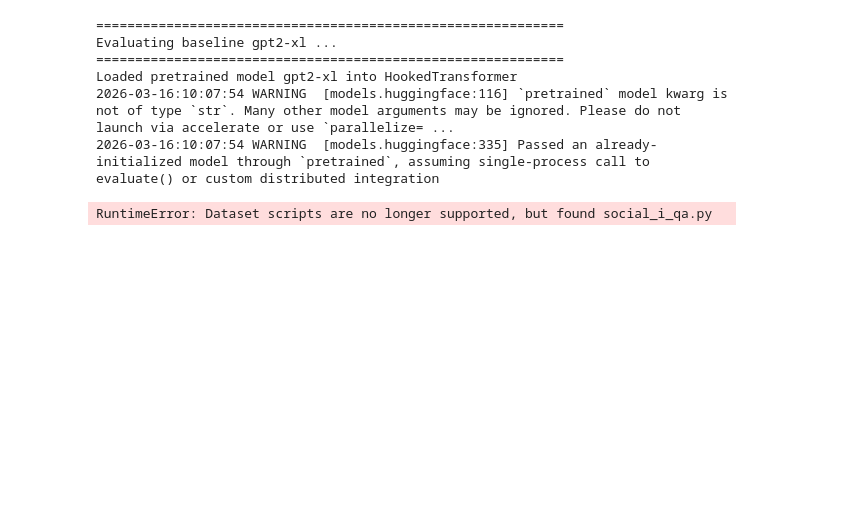
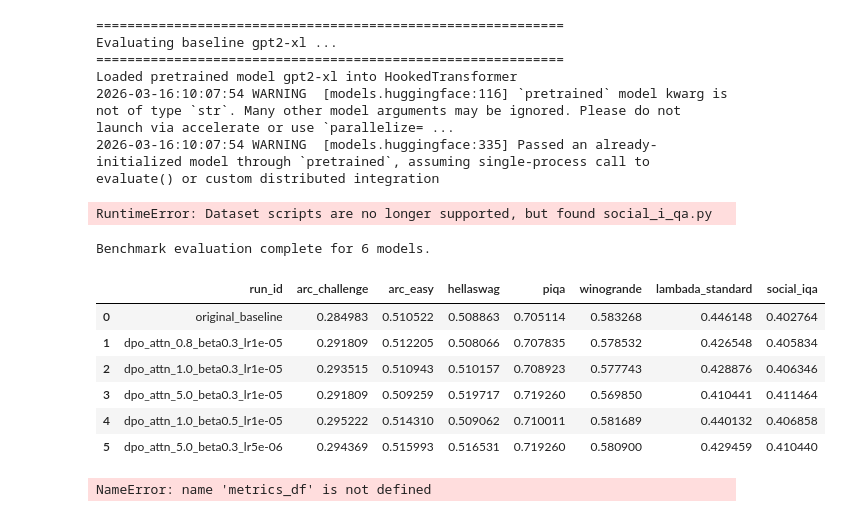
Before and after one commit to MartaSamoilenko/bias-mitigation-interpretability, a Jupyter notebook: experiments/stereoset/fine_tuned_analysis.ipynb, the cells around one changed output. Saved outputs shown, nothing was run; the diff lists cells and outputs as text; code cells hidden in the pictures; blank space fills up the shorter version.

```diff
--- a/experiments/stereoset/fine_tuned_analysis.ipynb
+++ b/experiments/stereoset/fine_tuned_analysis.ipynb
@@ -1101,37 +1101,55 @@ old_bench_rows = [{'run_id': 'original_baseline',
   'arc_easy': 0.5105218855218855,
   'hellaswag': 0.5088627763393746,
   'piqa': 0.705114254624592,
-  'winogrande': 0.5832675611681136},
+  'winogrande': 0.5832675611681136,
+  'lambada_standard': 0.44614787502425773,
+  'social_iqa': 0.40276356192425794},
+
  {'run_id': 'dpo_attn_0.8_beta0.3_lr1e-05',
   'arc_challenge': 0.29180887372013653,
   'arc_easy': 0.5122053872053872,
   'hellaswag': 0.5080661222863971,
   'piqa': 0.7078346028291621,
-  'winogrande': 0.5785319652722968},
+  'winogrande': 0.5785319652722968,
+  'lambada_standard': 0.42654764215020374,
+  'social_iqa': 0.40583418628454454},
+
  {'run_id': 'dpo_attn_1.0_beta0.3_lr1e-05',
   'arc_challenge': 0.2935153583617747,
   'arc_easy': 0.5109427609427609,
   'hellaswag': 0.510157339175463,
   'piqa': 0.7089227421109902,
-  'winogrande': 0.5777426992896606},
+  'winogrande': 0.5777426992896606,
+  'lambada_standard': 0.4288763826896953,
+  'social_iqa': 0.406345957011259},
+
  {'run_id': 'dpo_attn_5.0_beta0.3_lr1e-05',
   'arc_challenge': 0.29180887372013653,
   'arc_easy': 0.5092592592592593,
   'hellaswag': 0.519717187811193,
   'piqa': 0.719260065288357,
-  'winogrande': 0.5698500394632992},
+  'winogrande': 0.5698500394632992,
+  'lambada_standard': 0.4104405200853872,
+  'social_iqa': 0.41146366427840325},
+
  {'run_id': 'dpo_attn_1.0_beta0.5_lr1e-05',
   'arc_challenge': 0.295221843003413,
   'arc_easy': 0.5143097643097643,
   'hellaswag': 0.509061939852619,
   'piqa': 0.7100108813928183,
-  'winogrande': 0.5816890292028414},
+  'winogrande': 0.5816890292028414,
+  'lambada_standard': 0.4401319619639045,
+  'social_iqa': 0.4068577277379734},
+
  {'run_id': 'dpo_attn_5.0_beta0.3_lr5e-06',
   'arc_challenge': 0.29436860068259385,
   'arc_easy': 0.515993265993266,
   'hellaswag': 0.5165305715992831,
   'piqa': 0.719260065288357,
-  'winogrande': 0.5808997632202052}]
+  'winogrande': 0.5808997632202052,
+  'lambada_standard': 0.4294585678245682,
+  'social_iqa': 0.4104401228249744
+  }]
 # %%
 def extract_accuracy(task_results: dict) -> float:
     """Find the primary accuracy metric from a task result dict."""
@@ -1198,6 +1216,19 @@ Loaded pretrained model gpt2-xl into HookedTransformer
 2026-03-16:10:07:54 WARNING  [models.huggingface:116] `pretrained` model kwarg is not of type `str`. Many other model arguments may be ignored. Please do not launch via accelerate or use `parallelize= ...
 2026-03-16:10:07:54 WARNING  [models.huggingface:335] Passed an already-initialized model through `pretrained`, assuming single-process call to evaluate() or custom distributed integration
 RuntimeError: Dataset scripts are no longer supported, but found social_i_qa.py
+# %%
+bench_df = pd.DataFrame(old_bench_rows)
+print(f"\nBenchmark evaluation complete for {len(bench_df)} models.")
+bench_df
+# %% [output]
+Benchmark evaluation complete for 6 models.
+|  | run_id | arc_challenge | arc_easy | hellaswag | piqa | winogrande | lambada_standard | social_iqa |
+| 0 | original_baseline | 0.284983 | 0.510522 | 0.508863 | 0.705114 | 0.583268 | 0.446148 | 0.402764 |
+| 1 | dpo_attn_0.8_beta0.3_lr1e-05 | 0.291809 | 0.512205 | 0.508066 | 0.707835 | 0.578532 | 0.426548 | 0.405834 |
+| 2 | dpo_attn_1.0_beta0.3_lr1e-05 | 0.293515 | 0.510943 | 0.510157 | 0.708923 | 0.577743 | 0.428876 | 0.406346 |
+| 3 | dpo_attn_5.0_beta0.3_lr1e-05 | 0.291809 | 0.509259 | 0.519717 | 0.719260 | 0.569850 | 0.410441 | 0.411464 |
+| 4 | dpo_attn_1.0_beta0.5_lr1e-05 | 0.295222 | 0.514310 | 0.509062 | 0.710011 | 0.581689 | 0.440132 | 0.406858 |
+| 5 | dpo_attn_5.0_beta0.3_lr5e-06 | 0.294369 | 0.515993 | 0.516531 | 0.719260 | 0.580900 | 0.429459 | 0.410440 |
 # %%
 comparison_df = bench_df.merge(
     metrics_df[["run_id", "SS", "LMS", "ICAT"]], on="run_id", how="left"
@@ -1244,5 +1275,7 @@ ax.set_title("lm-eval Benchmarks: Top-5 ICAT vs Baseline (dashed)", fontweight="
 ax.legend(bbox_to_anchor=(1.05, 1), loc="upper left", frameon=False, fontsize=8)
 sns.despine()
 plt.tight_layout()
-s3_utils.save_plot(fig, "outputs/gpt2-xl/.plots/lm_eval_benchmarks_top5_icat.pdf")
+# s3_utils.save_plot(fig, "outputs/gpt2-xl/.plots/lm_eval_benchmarks_top5_icat.pdf")
 plt.show()
+# %% [output]
+NameError: name 'metrics_df' is not defined
```
Also changed, not shown: 2 other files.
